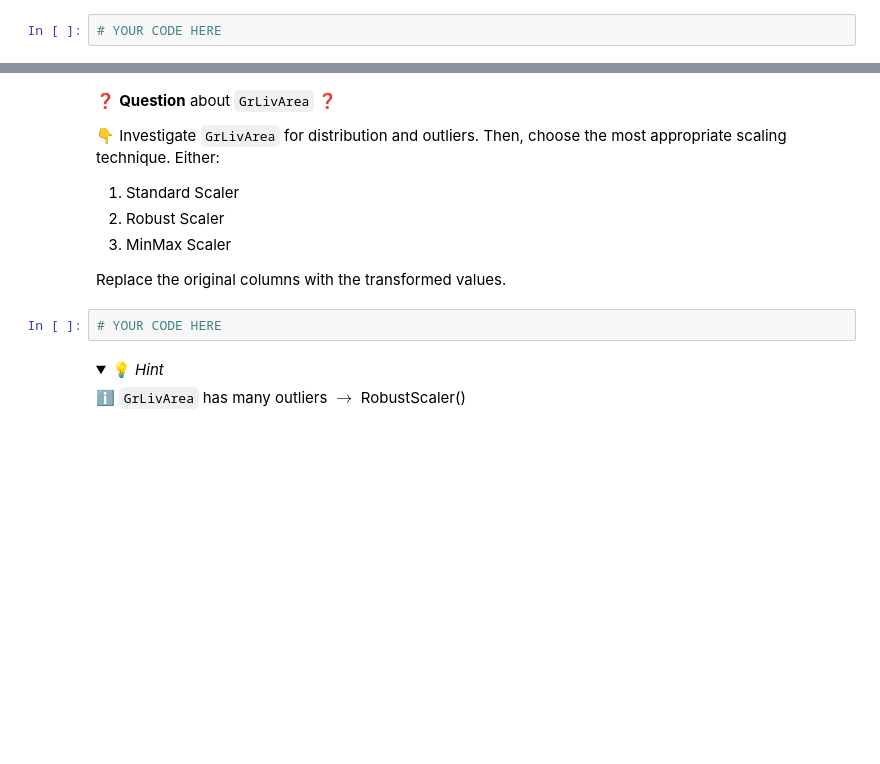
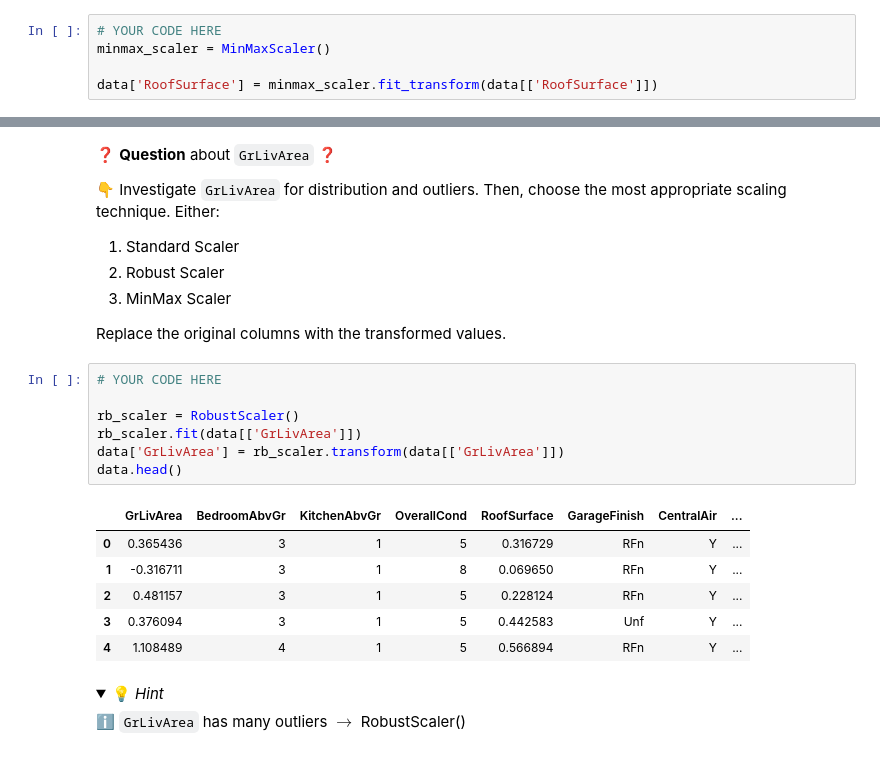
Before and after one commit to renzorico/data-preprocessing-workflow, a Jupyter notebook: Preprocessing-Workflow.ipynb, the cells around one changed output, grey strips where cells are left out. Saved outputs shown, nothing was run; the diff lists cells and outputs as text; folded sections open; blank space fills up the shorter version.

```diff
--- a/Preprocessing-Workflow.ipynb
+++ b/Preprocessing-Workflow.ipynb
@@ -335,6 +339,9 @@ Keep this score in mind! You will train a new model after data preprocessing in
 Replace the original columns with the transformed values.
 # %%
 # YOUR CODE HERE
+minmax_scaler = MinMaxScaler()
+
+data['RoofSurface'] = minmax_scaler.fit_transform(data[['RoofSurface']])
 # %% [markdown]
 <details>
     <summary>💡 <i>Hint</i></summary>
@@ -353,8 +360,20 @@ Replace the original columns with the transformed values.
 3. MinMax Scaler
 
 Replace the original columns with the transformed values.
-# %%
-# YOUR CODE HERE
+# %%
+# YOUR CODE HERE
+
+rb_scaler = RobustScaler()
+rb_scaler.fit(data[['GrLivArea']])
+data['GrLivArea'] = rb_scaler.transform(data[['GrLivArea']])
+data.head()
+# %% [output]
+|  | GrLivArea | BedroomAbvGr | KitchenAbvGr | OverallCond | RoofSurface | GarageFinish | CentralAir | ... |
+| 0 | 0.365436 | 3 | 1 | 5 | 0.316729 | RFn | Y | ... |
+| 1 | -0.316711 | 3 | 1 | 8 | 0.069650 | RFn | Y | ... |
+| 2 | 0.481157 | 3 | 1 | 5 | 0.228124 | RFn | Y | ... |
+| 3 | 0.376094 | 3 | 1 | 5 | 0.442583 | Unf | Y | ... |
+| 4 | 1.108489 | 4 | 1 | 5 | 0.566894 | RFn | Y | ... |
 # %% [markdown]
 <details>
     <summary>💡 <i>Hint</i></summary>
```
Also changed, not shown: parts of 9 cells of this notebook, 1 other file.
